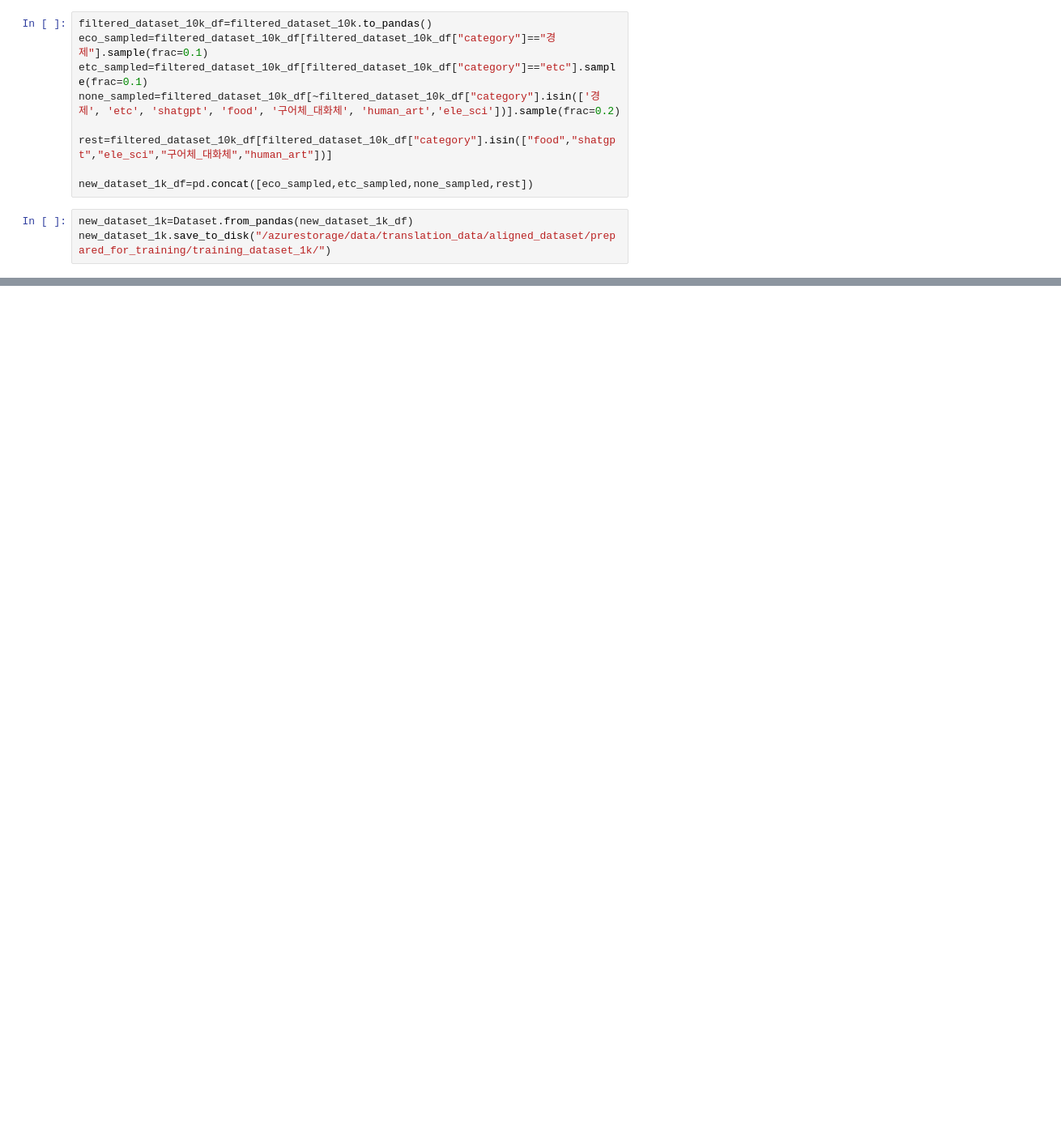
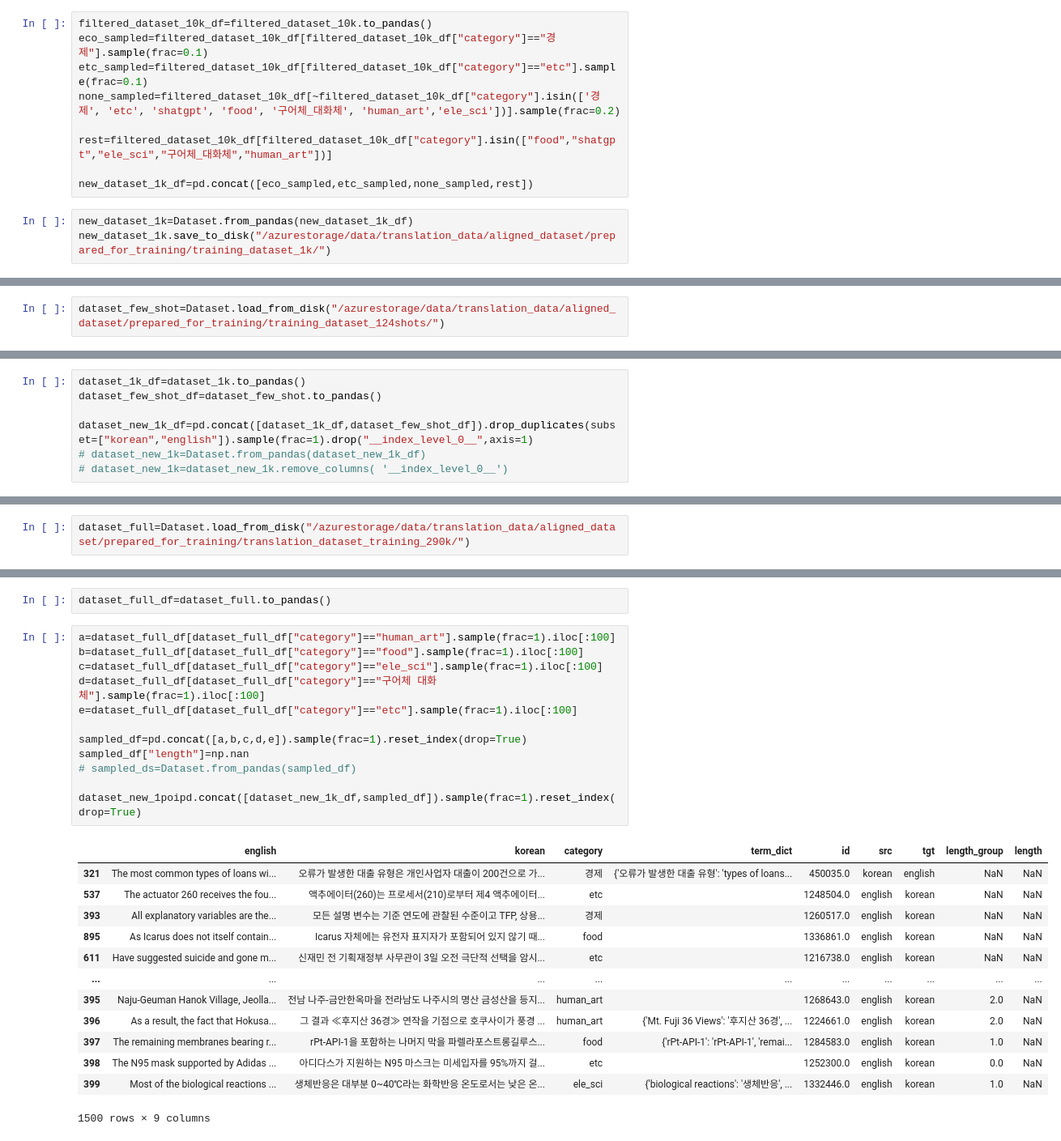
Before and after one commit to JH-lee95/continual-pre-training-rslora, a Jupyter notebook: src/ipynbs/tmt_trainig_dataset_10k.ipynb, the cells around one changed output, grey strips where cells are left out. Shown: that part at 81% size. Cells and saved outputs as stored; diff of their text form; blank space fills up the shorter version.

```diff
--- a/src/ipynbs/tmt_trainig_dataset_10k.ipynb
+++ b/src/ipynbs/tmt_trainig_dataset_10k.ipynb
@@ -332,0 +355,2 @@ new_dataset_1k.save_to_disk("/azurestorage/data/translation_data/aligned_dataset
+# %%
+dataset_few_shot=Dataset.load_from_disk("/azurestorage/data/translation_data/aligned_dataset/prepared_for_training/training_dataset_124shots/")
@@ -332,0 +370,7 @@ new_dataset_1k.save_to_disk("/azurestorage/data/translation_data/aligned_dataset
+# %%
+dataset_1k_df=dataset_1k.to_pandas()
+dataset_few_shot_df=dataset_few_shot.to_pandas()
+
+dataset_new_1k_df=pd.concat([dataset_1k_df,dataset_few_shot_df]).drop_duplicates(subset=["korean","english"]).sample(frac=1).drop("__index_level_0__",axis=1)
+# dataset_new_1k=Dataset.from_pandas(dataset_new_1k_df)
+# dataset_new_1k=dataset_new_1k.remove_columns( '__index_level_0__')
@@ -332,0 +393,2 @@ new_dataset_1k.save_to_disk("/azurestorage/data/translation_data/aligned_dataset
+# %%
+dataset_full=Dataset.load_from_disk("/azurestorage/data/translation_data/aligned_dataset/prepared_for_training/translation_dataset_training_290k/")
@@ -332,0 +415,28 @@ new_dataset_1k.save_to_disk("/azurestorage/data/translation_data/aligned_dataset
+# %%
+dataset_full_df=dataset_full.to_pandas()
+# %%
+a=dataset_full_df[dataset_full_df["category"]=="human_art"].sample(frac=1).iloc[:100]
+b=dataset_full_df[dataset_full_df["category"]=="food"].sample(frac=1).iloc[:100]
+c=dataset_full_df[dataset_full_df["category"]=="ele_sci"].sample(frac=1).iloc[:100]
+d=dataset_full_df[dataset_full_df["category"]=="구어체 대화체"].sample(frac=1).iloc[:100]
+e=dataset_full_df[dataset_full_df["category"]=="etc"].sample(frac=1).iloc[:100]
+
+sampled_df=pd.concat([a,b,c,d,e]).sample(frac=1).reset_index(drop=True)
+sampled_df["length"]=np.nan
+# sampled_ds=Dataset.from_pandas(sampled_df)
+
+dataset_new_1poipd.concat([dataset_new_1k_df,sampled_df]).sample(frac=1).reset_index(drop=True)
+# %% [output]
+|  | english | korean | category | term_dict | id | src | tgt | length_group | length |
+| 321 | The most common types of loans wi... | 오류가 발생한 대출 유형은 개인사업자 대출이 200건으로 가... | 경제 | {'오류가 발생한 대출 유형': 'types of loans... | 450035.0 | korean | english | NaN | NaN |
+| 537 | The actuator 260 receives the fou... | 액추에이터(260)는 프로세서(210)로부터 제4 액추에이터... | etc |  | 1248504.0 | english | korean | NaN | NaN |
+| 393 | All explanatory variables are the... | 모든 설명 변수는 기준 연도에 관찰된 수준이고 TFP, 상용... | 경제 |  | 1260517.0 | english | korean | NaN | NaN |
+| 895 | As Icarus does not itself contain... | Icarus 자체에는 유전자 표지자가 포함되어 있지 않기 때... | food |  | 1336861.0 | english | korean | NaN | NaN |
+| 611 | Have suggested suicide and gone m... | 신재민 전 기획재정부 사무관이 3일 오전 극단적 선택을 암시... | etc |  | 1216738.0 | english | korean | NaN | NaN |
+| ... | ... | ... | ... | ... | ... | ... | ... | ... | ... |
+| 395 | Naju-Geuman Hanok Village, Jeolla... | 전남 나주-금안한옥마을 전라남도 나주시의 명산 금성산을 등지... | human_art |  | 1268643.0 | english | korean | 2.0 | NaN |
+| 396 | As a result, the fact that Hokusa... | 그 결과 ≪후지산 36경≫ 연작을 기점으로 호쿠사이가 풍경 ... | human_art | {'Mt. Fuji 36 Views': '후지산 36경', ... | 1224661.0 | english | korean | 2.0 | NaN |
+| 397 | The remaining membranes bearing r... | rPt-API-1을 포함하는 나머지 막을 파렐라포스트롱길루스... | food | {'rPt-API-1': 'rPt-API-1', 'remai... | 1284583.0 | english | korean | 1.0 | NaN |
+| 398 | The N95 mask supported by Adidas ... | 아디다스가 지원하는 N95 마스크는 미세입자를 95%까지 걸... | etc |  | 1252300.0 | english | korean | 0.0 | NaN |
+| 399 | Most of the biological reactions ... | 생체반응은 대부분 0~40℃라는 화학반응 온도로서는 낮은 온... | ele_sci | {'biological reactions': '생체반응', ... | 1332446.0 | english | korean | 1.0 | NaN |
+1500 rows × 9 columns
```
Also changed, not shown: parts of 8 cells of this notebook, 5 other files.
